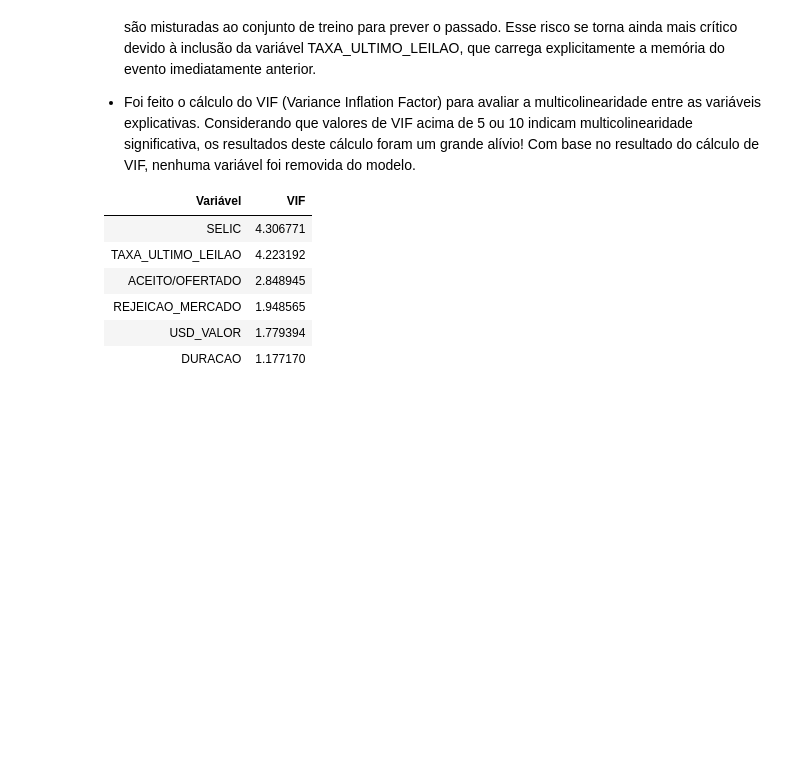
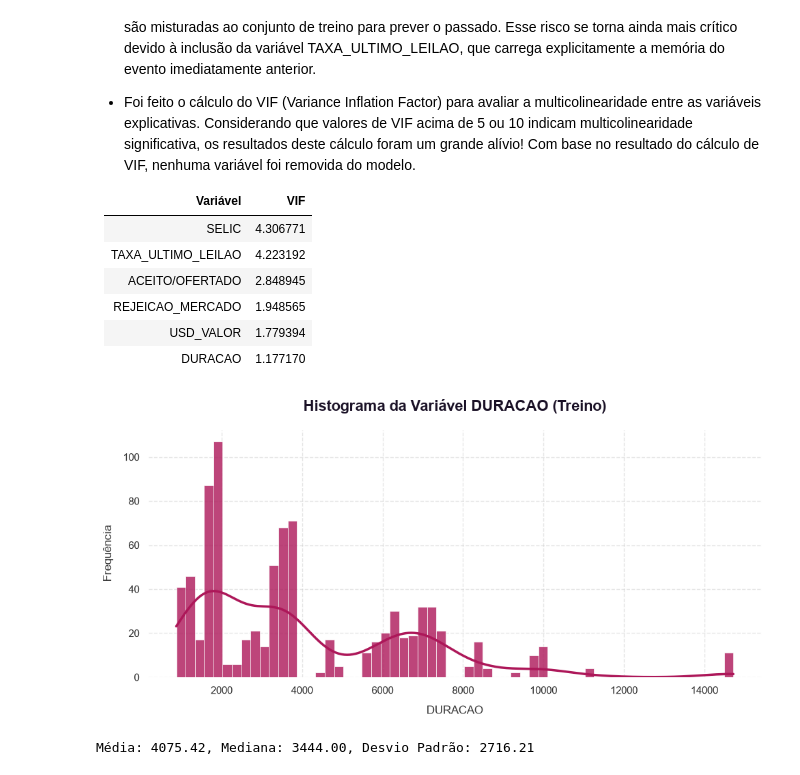
Before and after one commit to FelipeQue/brazilian-treasury-rate-prediction, a Jupyter notebook: notebooks/treasurycaster.ipynb, the cells around one changed output. Drawn from its saved outputs; the diff is of its cells as text; code cells hidden in the pictures; blank space fills up the shorter version.

```diff
--- a/notebooks/treasurycaster.ipynb
+++ b/notebooks/treasurycaster.ipynb
@@ -413,3 +408,12 @@ plot_correlation_heatmap(X_train, title='Correlação de Pearson entre as variá
 | REJEICAO_MERCADO | 1.948565 |
 | USD_VALOR | 1.779394 |
 | DURACAO | 1.177170 |
+# %%
+# Analisa a distribuição da variável DURACAO antes de aplicar a padronização, para entender a escala e a dispersão dos dados.
+
+plot_histogram(X_train, column='DURACAO', title='Histograma da Variável DURACAO (Treino)', filename='histogram_duracao_train.png')
+
+print(f"Média: {X_train['DURACAO'].mean():.2f}, Mediana: {X_train['DURACAO'].median():.2f}, Desvio Padrão: {X_train['DURACAO'].std():.2f}")
+# %% [output]
+[figure, added]
+Média: 4075.42, Mediana: 3444.00, Desvio Padrão: 2716.21
```
Also changed, not shown: parts of 4 cells of this notebook, 2 other files.
